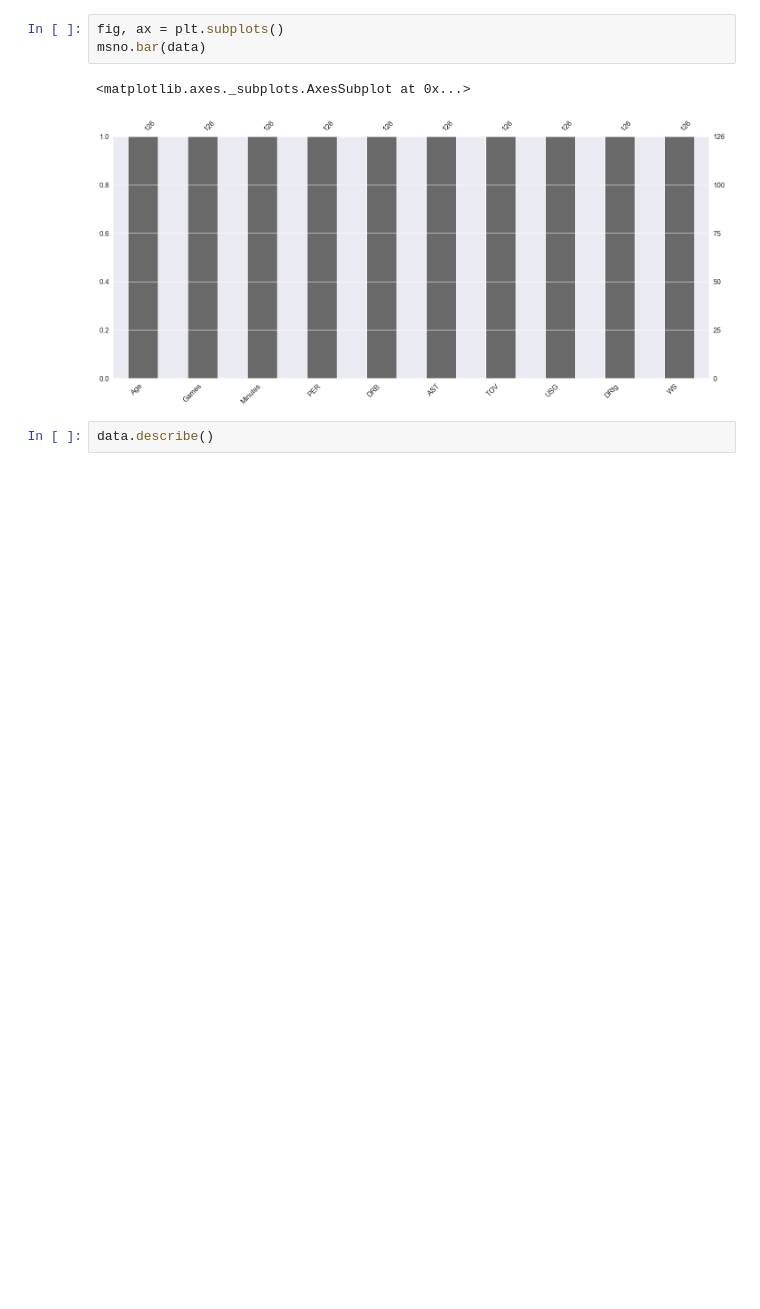
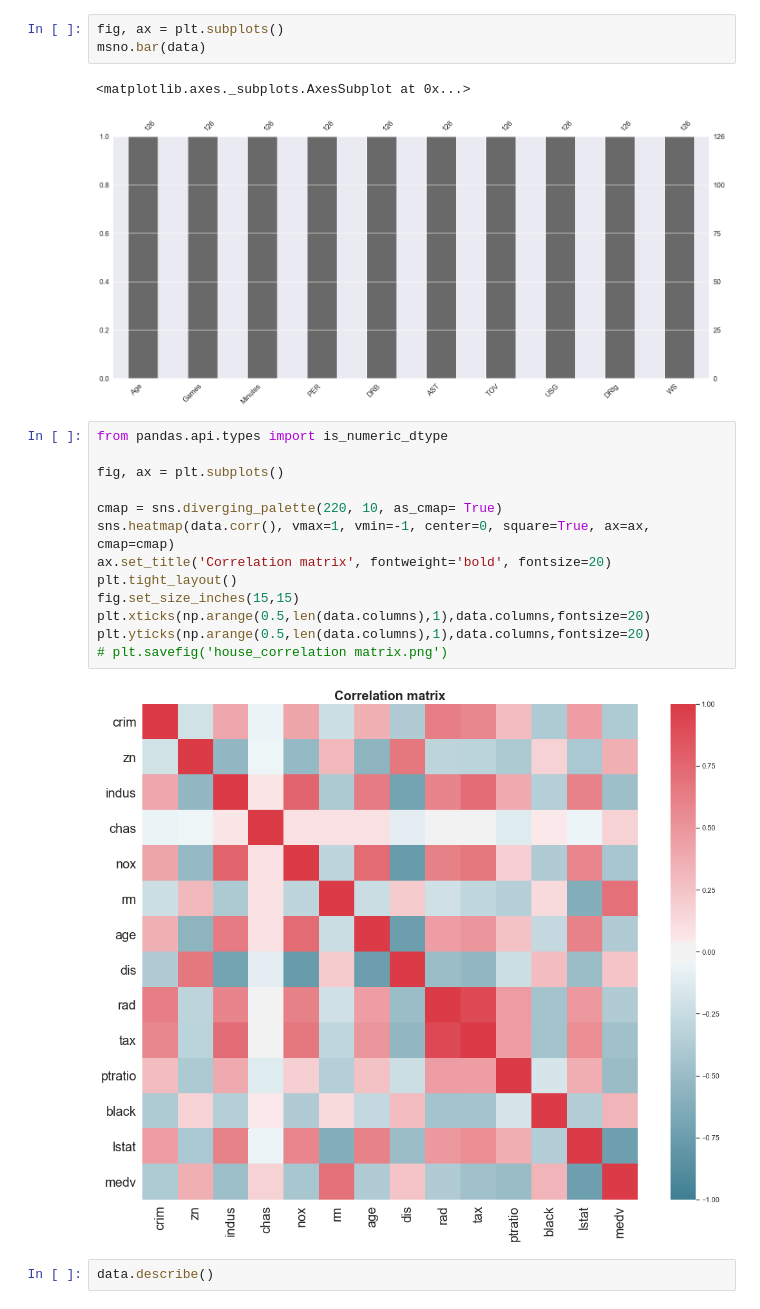
Before and after one commit to ChelseaYang1130/S2-2020, a Jupyter notebook: QBUS2820/Assignment 1/Assignment 1.ipynb, the cells around one changed output. Drawn from its saved outputs; the diff is of its cells as text; blank space fills up the shorter version.

```diff
--- a/QBUS2820/Assignment 1/Assignment 1.ipynb
+++ b/QBUS2820/Assignment 1/Assignment 1.ipynb
@@ -430,6 +446,21 @@ msno.bar(data)
 # %% [output]
 <matplotlib.axes._subplots.AxesSubplot at 0x...>
 [figure]
+# %%
+from pandas.api.types import is_numeric_dtype
+
+fig, ax = plt.subplots()
+
+cmap = sns.diverging_palette(220, 10, as_cmap= True)
+sns.heatmap(data.corr(), vmax=1, vmin=-1, center=0, square=True, ax=ax, cmap=cmap)
+ax.set_title('Correlation matrix', fontweight='bold', fontsize=20)
+plt.tight_layout()
+fig.set_size_inches(15,15)
+plt.xticks(np.arange(0.5,len(data.columns),1),data.columns,fontsize=20)
+plt.yticks(np.arange(0.5,len(data.columns),1),data.columns,fontsize=20)
+# plt.savefig('house_correlation matrix.png')
+# %% [output]
+[figure, added]
 # %%
 data.describe()
 # %% [output]
```
Also changed, not shown: parts of 3 cells of this notebook, 11 other files.
